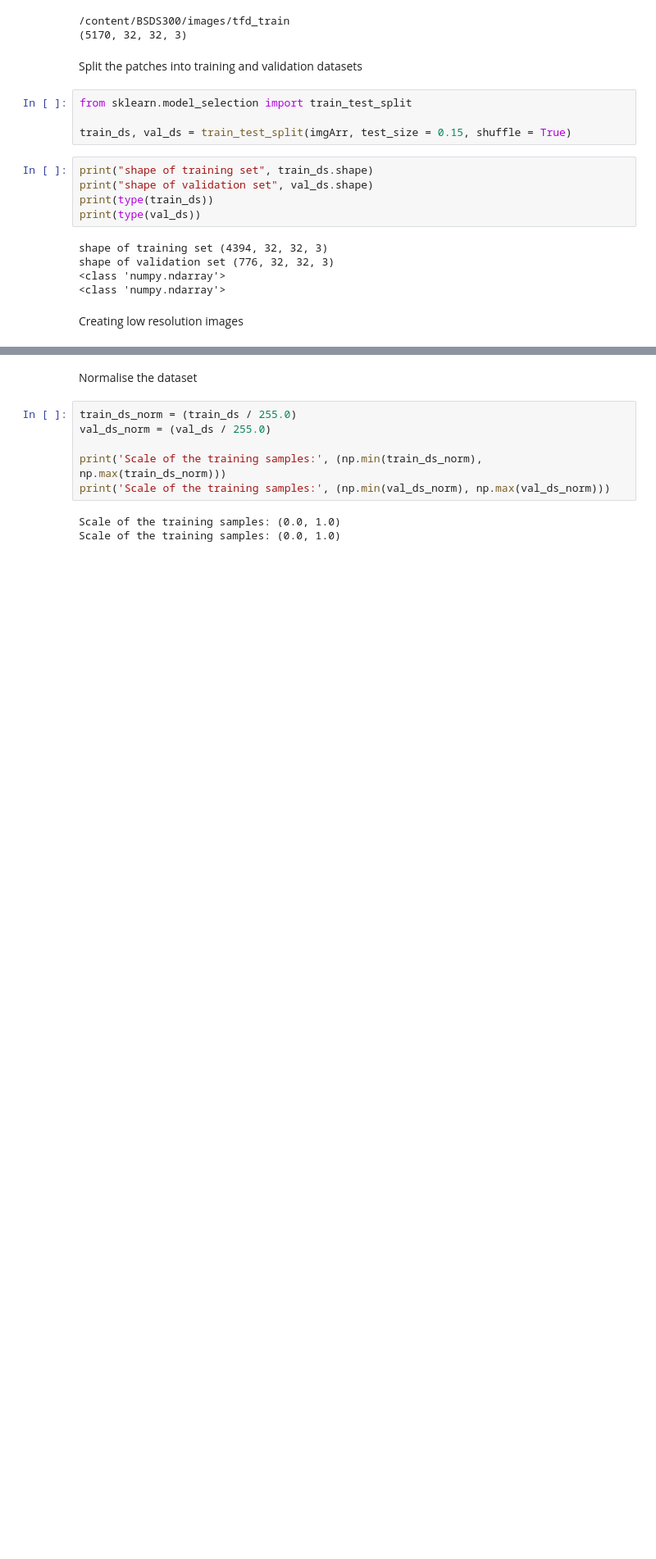
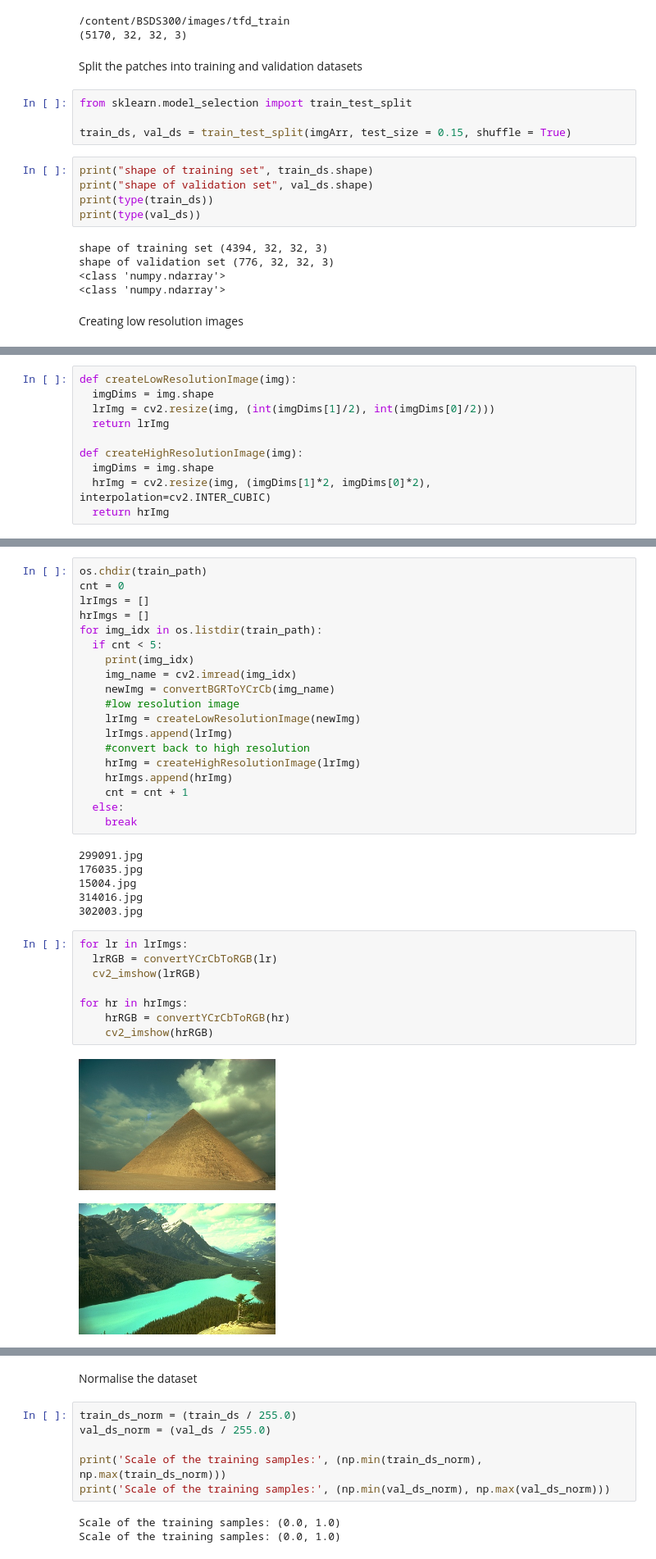
Before and after one commit to AnupamaRajkumar/AppliedDeepLearning, a Jupyter notebook: SuperResolution.ipynb, the cells around one changed output, grey strips where cells are left out. Shown at 82% size. Cells and saved outputs as stored; diff of their text form; blank space fills up the shorter version.

```diff
--- a/SuperResolution.ipynb
+++ b/SuperResolution.ipynb
@@ -133,0 +132,10 @@ def createLowResolutionImage(img):
+# %%
+def createLowResolutionImage(img):
+  imgDims = img.shape
+  lrImg = cv2.resize(img, (int(imgDims[1]/2), int(imgDims[0]/2)))
+  return lrImg
+
+def createHighResolutionImage(img):
+  imgDims = img.shape
+  hrImg = cv2.resize(img, (imgDims[1]*2, imgDims[0]*2), interpolation=cv2.INTER_CUBIC)
+  return hrImg
@@ -133,0 +147,36 @@ def createLowResolutionImage(img):
+# %%
+os.chdir(train_path)
+cnt = 0
+lrImgs = []
+hrImgs = []
+for img_idx in os.listdir(train_path):
+  if cnt < 5:
+    print(img_idx)
+    img_name = cv2.imread(img_idx)
+    newImg = convertBGRToYCrCb(img_name)
+    #low resolution image
+    lrImg = createLowResolutionImage(newImg)
+    lrImgs.append(lrImg)
+    #convert back to high resolution
+    hrImg = createHighResolutionImage(lrImg)
+    hrImgs.append(hrImg)
+    cnt = cnt + 1
+  else:
+    break
+# %% [output]
+299091.jpg
+176035.jpg
+15004.jpg
+314016.jpg
+302003.jpg
+# %%
+for lr in lrImgs:
+  lrRGB = convertYCrCbToRGB(lr)
+  cv2_imshow(lrRGB)
+
+for hr in hrImgs:
+    hrRGB = convertYCrCbToRGB(hr)
+    cv2_imshow(hrRGB)
+# %% [output]
+[figure, added]
+[figure, added]
```
Also changed, not shown: parts of 3 cells of this notebook.
